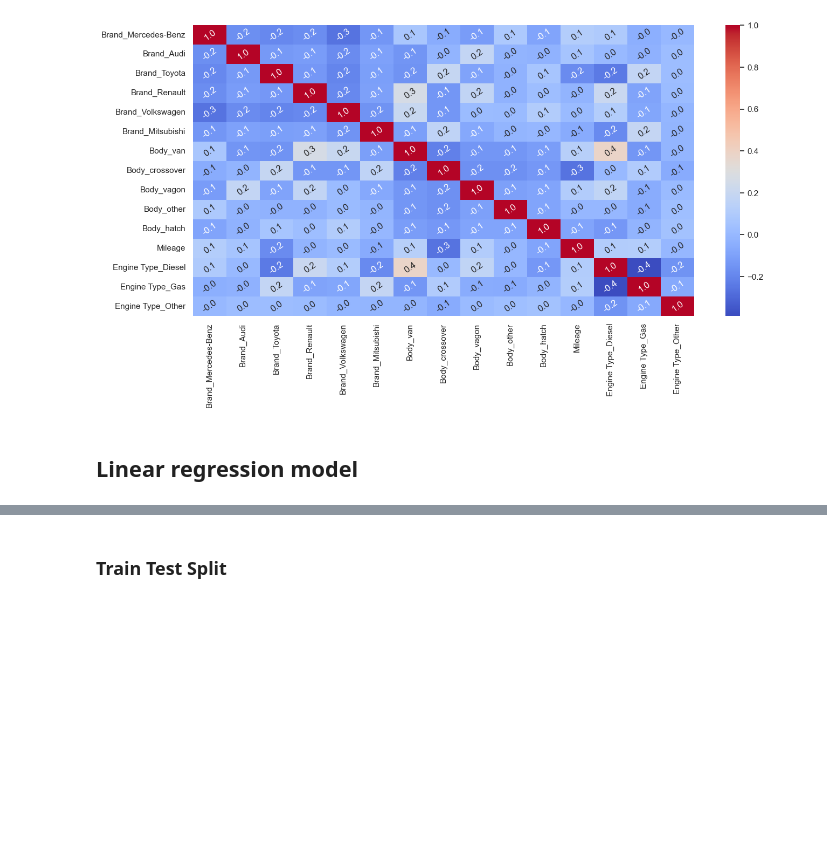
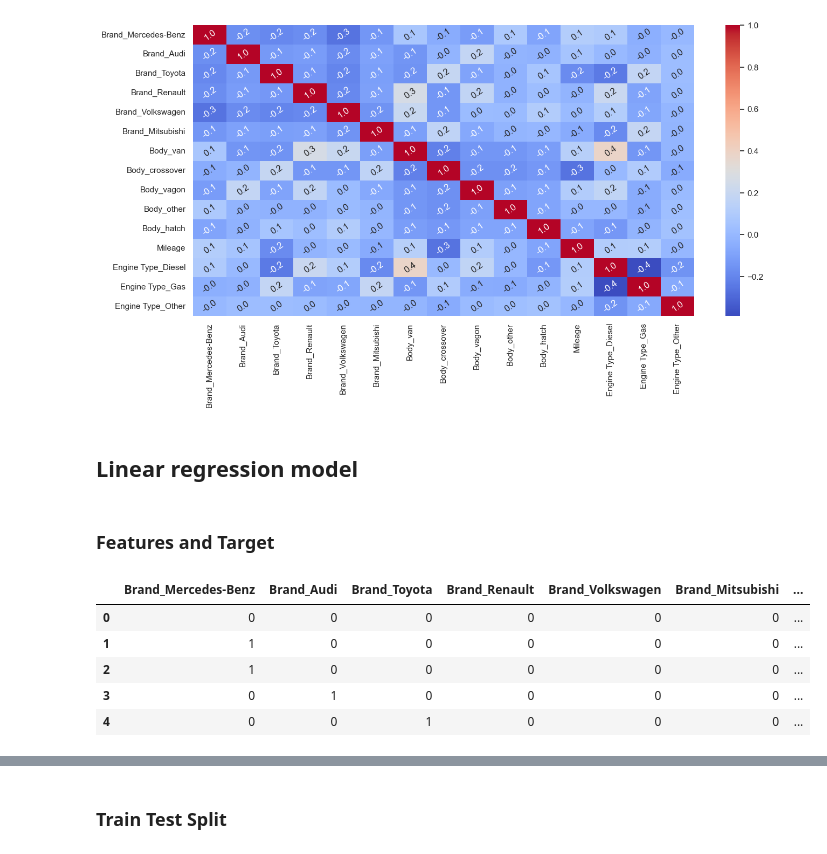
Before and after one commit to aldanajd/Data_Scientist, a Jupyter notebook: Machine Learning/Regression/Cars_price_estimator/Car_price_estimator.ipynb, the cells around one changed output, grey strips where cells are left out. Saved outputs shown, nothing was run; the diff lists cells and outputs as text; code cells hidden in the pictures; blank space fills up the shorter version.

```diff
--- a/Machine Learning/Regression/Cars_price_estimator/Car_price_estimator.ipynb
+++ b/Machine Learning/Regression/Cars_price_estimator/Car_price_estimator.ipynb
@@ -479,7 +479,17 @@ plt.show()
 [figure]
 # %% [markdown]
 ## Linear regression model
+# %% [markdown]
+### Features and Target
 # %%
+X = deepcopy(X_multi)
 X.head()
+# %% [output]
+|  | Brand_Mercedes-Benz | Brand_Audi | Brand_Toyota | Brand_Renault | Brand_Volkswagen | Brand_Mitsubishi | ... |
+| 0 | 0 | 0 | 0 | 0 | 0 | 0 | ... |
+| 1 | 1 | 0 | 0 | 0 | 0 | 0 | ... |
+| 2 | 1 | 0 | 0 | 0 | 0 | 0 | ... |
+| 3 | 0 | 1 | 0 | 0 | 0 | 0 | ... |
+| 4 | 0 | 0 | 1 | 0 | 0 | 0 | ... |
 # %%
 y.head()
```
Also changed, not shown: parts of 15 cells of this notebook.
